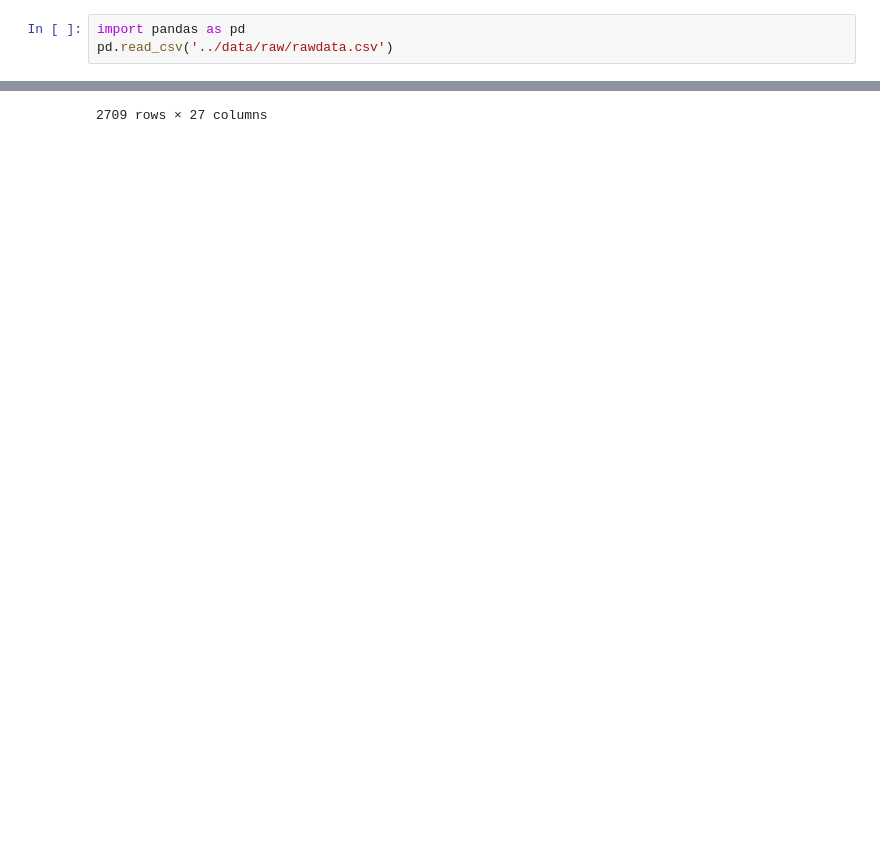
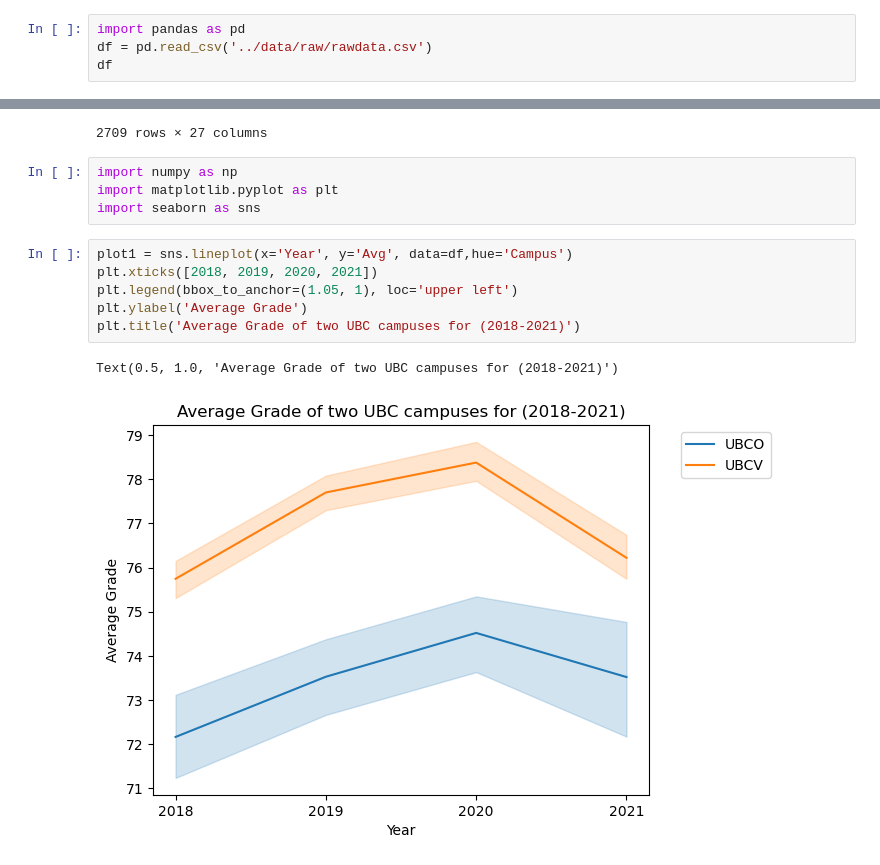
Before and after one commit to ubco-W2022T2-data301/project-group-group03, a Jupyter notebook: analysis/analysis3.ipynb, the cells around one changed output, grey strips where cells are left out. Cells and saved outputs as stored; diff of their text form; blank space fills up the shorter version.

```diff
--- a/analysis/analysis3.ipynb
+++ b/analysis/analysis3.ipynb
@@ -7,6 +7,7 @@ Online classes and remote work have existed in some form for several decades, bu
 # %%
 import pandas as pd
-pd.read_csv('../data/raw/rawdata.csv')
+df = pd.read_csv('../data/raw/rawdata.csv')
+df
 # %% [output]
 |  | Campus | Year | Session | Subject | Course | Detail | Section | Title | Professor | Reported | ... | ... |
 | 0 | UBCO | 2021.0 | W | ECON | 101.0 | NaN | 1 | Principles of Microeconomics | Khan Islam;Noriko Ozawa | 333.0 | ... | ... |
@@ -21,3 +22,16 @@ pd.read_csv('../data/raw/rawdata.csv')
 | 2707 | UBCV | 2018.0 | W | ECON | 499.0 | NaN | 1 | Honours Essay | Michal Rehavi | 7.0 | ... | ... |
 | 2708 | UBCV | 2018.0 | W | ECON | 499.0 | NaN | OVERALL | Honours Essay | NaN | 7.0 | ... | ... |
 2709 rows × 27 columns
+# %%
+import numpy as np
+import matplotlib.pyplot as plt
+import seaborn as sns
+# %%
+plot1 = sns.lineplot(x='Year', y='Avg', data=df,hue='Campus')
+plt.xticks([2018, 2019, 2020, 2021])
+plt.legend(bbox_to_anchor=(1.05, 1), loc='upper left')
+plt.ylabel('Average Grade')
+plt.title('Average Grade of two UBC campuses for (2018-2021)')
+# %% [output]
+Text(0.5, 1.0, 'Average Grade of two UBC campuses for (2018-2021)')
+[figure, added]
```
Also changed, not shown: parts of 2 cells of this notebook, 4 other files.
